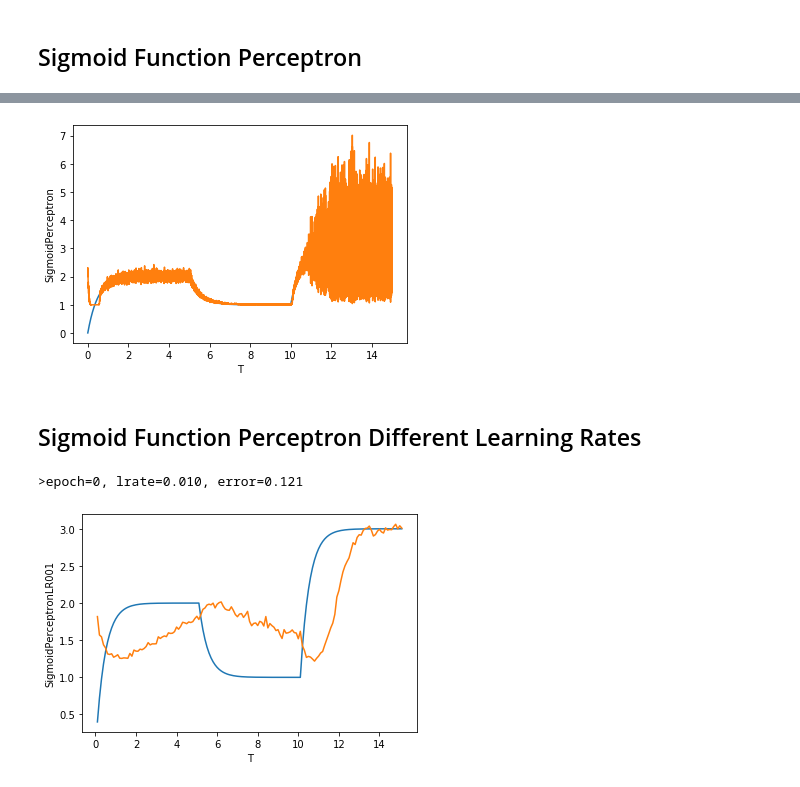
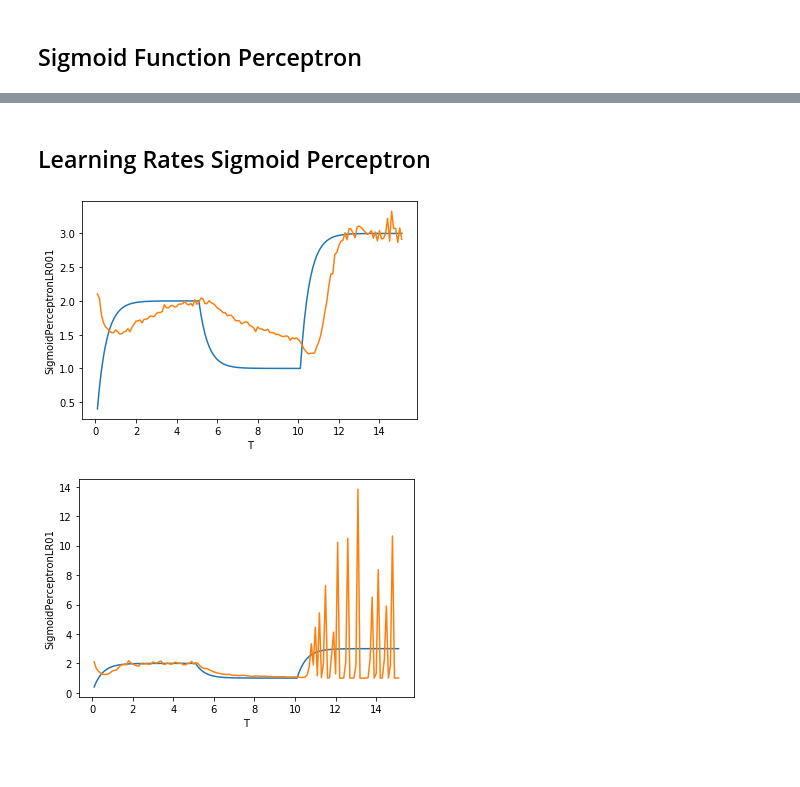
Before and after one commit to JamesDun2866/Computational-Science, a Jupyter notebook: Computational Science.ipynb, the cells around one changed output, grey strips where cells are left out. Drawn from its saved outputs; the diff is of its cells as text; code cells hidden in the pictures.

```diff
--- a/Computational Science.ipynb
+++ b/Computational Science.ipynb
@@ -509,7 +499,5 @@ epoch=9, lrate=0.100, error=2.130
 # %%
-print ("Enter Selected Epoch") #enter epoch you want to graph
-SelectedEpochnum = int (input())
-EpochStep = SelectedEpoch(SelectedEpochnum,StepPerceptron) #get that epoch
+EpochStep = SelectedEpoch(1,StepPerceptron) #get that epoch
 
 df1['StepPerceptron'] = EpochStep #add epoch to dataframe
 df1
@@ -655,7 +610,0 @@ def train_weights_sigmoid(array, lr, loops): #Training method with sigmoid
-# %%
-print ("Enter Learning Rate") #Ask for learning rate
-lr = float (input())
-print ("Enter Amount of Epochs") #ask for amount of epochs
-Epochnum = int (input())
-
-SigmoidPerceptron = train_weights_sigmoid(Noisedx,lr,Epochnum) #train the data
@@ -677,11 +663,8 @@ Enter Amount of Epochs
+# %%
+x1 = Tuple_converter(df1['xNoise'])
+Sigmoidfunction = train_weights_sigmoid(x1,0.01,50)
+df1['Sigmoidfunction'] = Sigmoidfunction
 # %%
-print ("Enter Selected Epoch")  #ask for which epoch to plot
-SelectedEpochnum = int (input())
-EpochStep = SelectedEpoch(SelectedEpochnum,SigmoidPerceptron)# return the epoch data
-
-
-df1['SigmoidPerceptron'] = EpochStep #append epoch to dataframe
-df1
-Noiseplt = sns.lineplot(x="T", y="X", data=df1) #plot actual data
-Stepplt = sns.lineplot(x="T", y="SigmoidPerceptron", data=df1) #plot predicted data
+t = sns.lineplot(x="T", y="X", data=df1)  #plot actual
+t2 = sns.lineplot(x="T", y="Sigmoidfunction", data=df1) #plot predicted
 # %% [output]
@@ -738,17 +720,19 @@ Stepplt = sns.lineplot(x="T", y="SigmoidPerceptron", data=df6) #plot predicted f
+# %% [markdown]
+## Learning Rates Sigmoid Perceptron
 # %%
-Noiseplt = sns.lineplot(x="T", y="X", data=df7) #plot actual
-Stepplt = sns.lineplot(x="T", y="SigmoidPerceptron", data=df7) #plot predicted for step size (0.001)
+xLR001 = Tuple_converter(df1['xNoise'])
+SigmoidPerceptronLR001 = train_weights_sigmoid(xLR001,0.01,1) #Train Perceptron using learning rate 0.01
+df1['SigmoidPerceptronLR001'] = SigmoidPerceptronLR001 # add learning rate 0.01 to dataframe
+Noiseplt = sns.lineplot(x="T", y="X", data=df1)  # plot actual
+Stepplt = sns.lineplot(x="T", y="SigmoidPerceptronLR001", data=df1) #plot predicted
 # %% [output]
-[figure, old version]
+[figure, new version]
-# %% [markdown]
-## Sigmoid Function Perceptron Different Learning Rates
 # %%
-SigmoidPerceptronLR001 = train_weights_sigmoid(Noisedx,0.01,1) #Train perceptron using learning rates 0.01
-df1['SigmoidPerceptronLR001'] = SigmoidPerceptronLR001 #add learning rate to dataframe
-
-Noiseplt = sns.lineplot(x="T", y="X", data=df1) #plot actual
-Stepplt = sns.lineplot(x="T", y="SigmoidPerceptronLR001", data=df1) #plot predicted
+xLR01 = Tuple_converter(df1['xNoise'])
+SigmoidPerceptronLR01 = train_weights_sigmoid(xLR01,0.1,1) #Train Perceptron using learning rate 0.1
+df1['SigmoidPerceptronLR01'] = SigmoidPerceptronLR01 # add learning rate 0.1 to dataframe
+Noiseplt = sns.lineplot(x="T", y="X", data=df1)  # plot actual
+Stepplt = sns.lineplot(x="T", y="SigmoidPerceptronLR01", data=df1) #plot predicted
 # %% [output]
->epoch=0, lrate=0.010, error=0.121
-[figure, old version]
+[figure, new version]
 # %%
```
Also changed, not shown: parts of 37 cells of this notebook.
